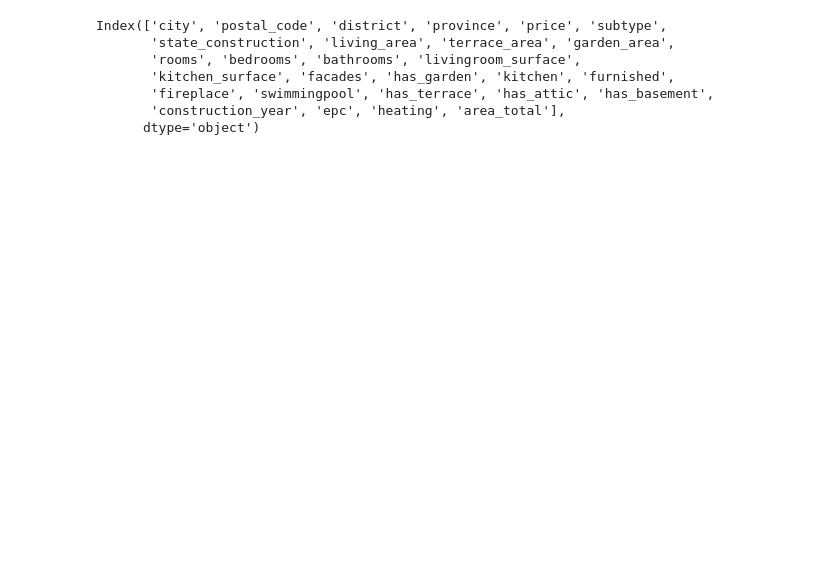
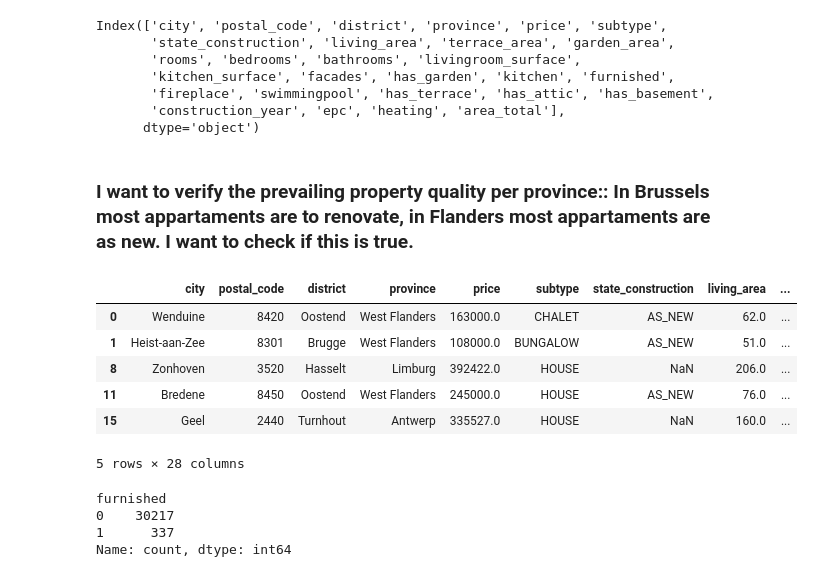
Before and after one commit to niels-demeyer/immo-eliza-scrapeGOATS-analysis, a Jupyter notebook: analysis/danil.ipynb, the cells around one changed output. Cells and saved outputs as stored; diff of their text form; code cells hidden in the pictures; blank space fills up the shorter version.

```diff
--- a/analysis/danil.ipynb
+++ b/analysis/danil.ipynb
@@ -107,0 +114,2 @@ fig.update_layout(barmode='group')
+# %% [markdown]
+### I want to verify the prevailing property quality per province:: In Brussels most appartaments are to renovate, in Flanders most appartaments are as new. I want to check if this is true.
@@ -107,0 +147,21 @@ fig.update_layout(barmode='group')
+# %%
+df.head()
+# %% [output]
+|  | city | postal_code | district | province | price | subtype | state_construction | living_area | ... |
+| 0 | Wenduine | 8420 | Oostend | West Flanders | 163000.0 | CHALET | AS_NEW | 62.0 | ... |
+| 1 | Heist-aan-Zee | 8301 | Brugge | West Flanders | 108000.0 | BUNGALOW | AS_NEW | 51.0 | ... |
+| 8 | Zonhoven | 3520 | Hasselt | Limburg | 392422.0 | HOUSE | NaN | 206.0 | ... |
+| 11 | Bredene | 8450 | Oostend | West Flanders | 245000.0 | HOUSE | AS_NEW | 76.0 | ... |
+| 15 | Geel | 2440 | Turnhout | Antwerp | 335527.0 | HOUSE | NaN | 160.0 | ... |
+5 rows × 28 columns
+# %%
+# add a chart that shows where furnished properties are
+# add chart with % of furnished properties
+# add chart to show difference between mean of properties with furniture and without
+# price per m^2 for furnished and not furnished properties
+df.furnished.value_counts()
+# %% [output]
+furnished
+0    30217
+1      337
+Name: count, dtype: int64
```
Also changed, not shown: parts of 7 cells of this notebook.
